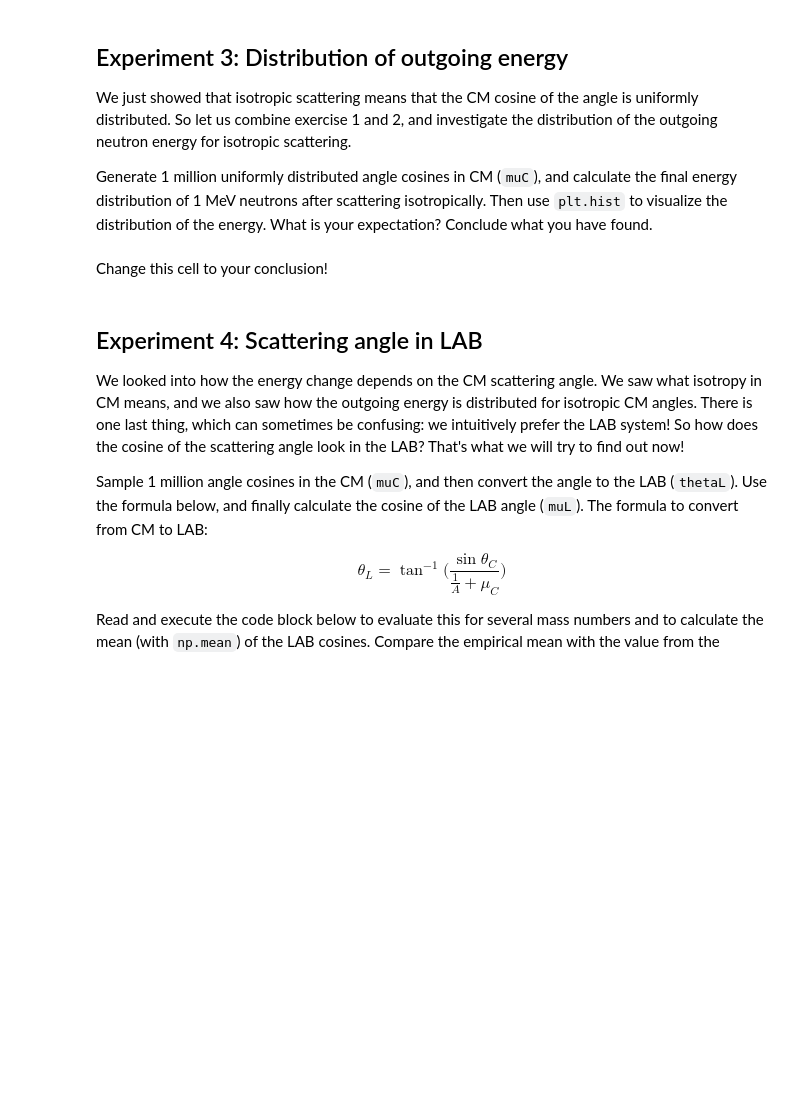
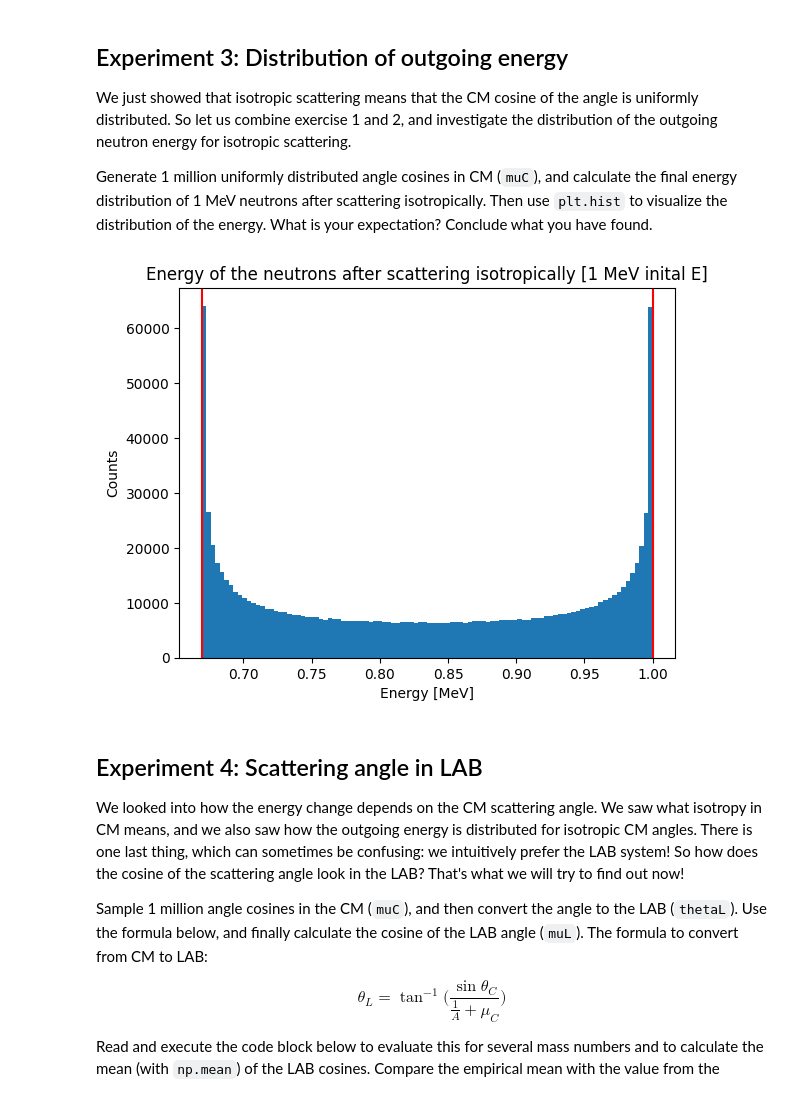
Before and after one commit to sewerininc/poetry_envs, a Jupyter notebook: reaktorfysik/RFP/Datalabs/Datalab04/4-Scattering_MCintro.ipynb, the cells around one changed output. Drawn from its saved outputs; the diff is of its cells as text; code cells hidden in the pictures; blank space fills up the shorter version.

```diff
--- a/reaktorfysik/RFP/Datalabs/Datalab04/4-Scattering_MCintro.ipynb
+++ b/reaktorfysik/RFP/Datalabs/Datalab04/4-Scattering_MCintro.ipynb
@@ -153,21 +153,28 @@ Generate 1 million uniformly distributed angle cosines in CM (`muC`), and  calcu
 # %%
 A=10 #You can change this to study other target nuclides
 Ei=1 #MeV
 Nsample=1e6 #Number of angles to sample
 
-alpha=# Finish the line
-muC=np.random.uniform()#Complete the line
-Ef=#Final energy from muC, Ei, alpha. Note: muC is already the cosine!
+alpha = ((A-1)/(A+1))**2 # Finish the line
+
+N=int(Nsample)
+r=np.ones(N)
+mu = np.random.uniform(-np.pi, np.pi,N)
+
+Ef = E_l(A,mu) #Final energy from muC, Ei, alpha. Note: muC is already the cosine!
 
 #Here we create a histogram with 100 bins
 Nbin=100
 plt.figure()
 plt.hist(Ef,Nbin)
 plt.axvline(Ei,color='r') #adds vertical line at Ei
 plt.axvline(alpha*Ei,color='r')
+plt.xlabel("Energy [MeV]")
+plt.title("Energy of the neutrons after scattering isotropically [1 MeV inital E]")
+plt.ylabel("Counts")
 plt.show()
+# %% [output]
+[figure, added]
-# %% [markdown]
-Change this cell to your conclusion!
 # %% [markdown]
 ## Experiment 4: Scattering angle in LAB
 
```
Also changed, not shown: parts of 13 cells of this notebook.
